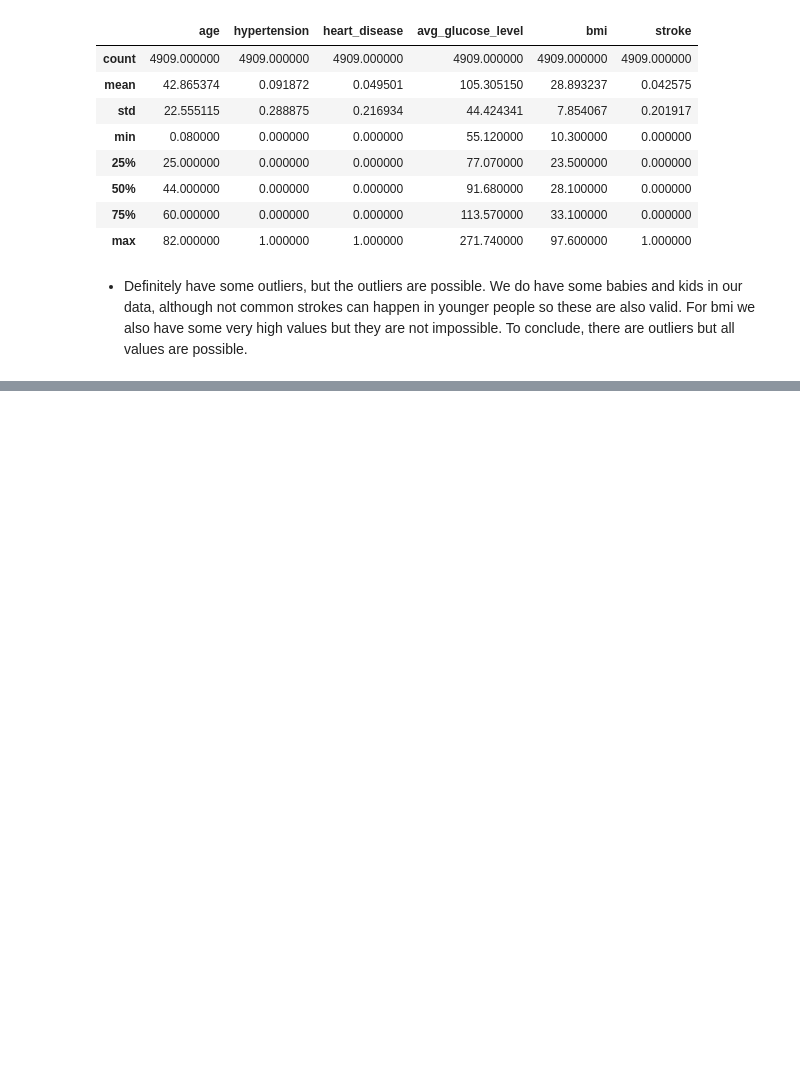
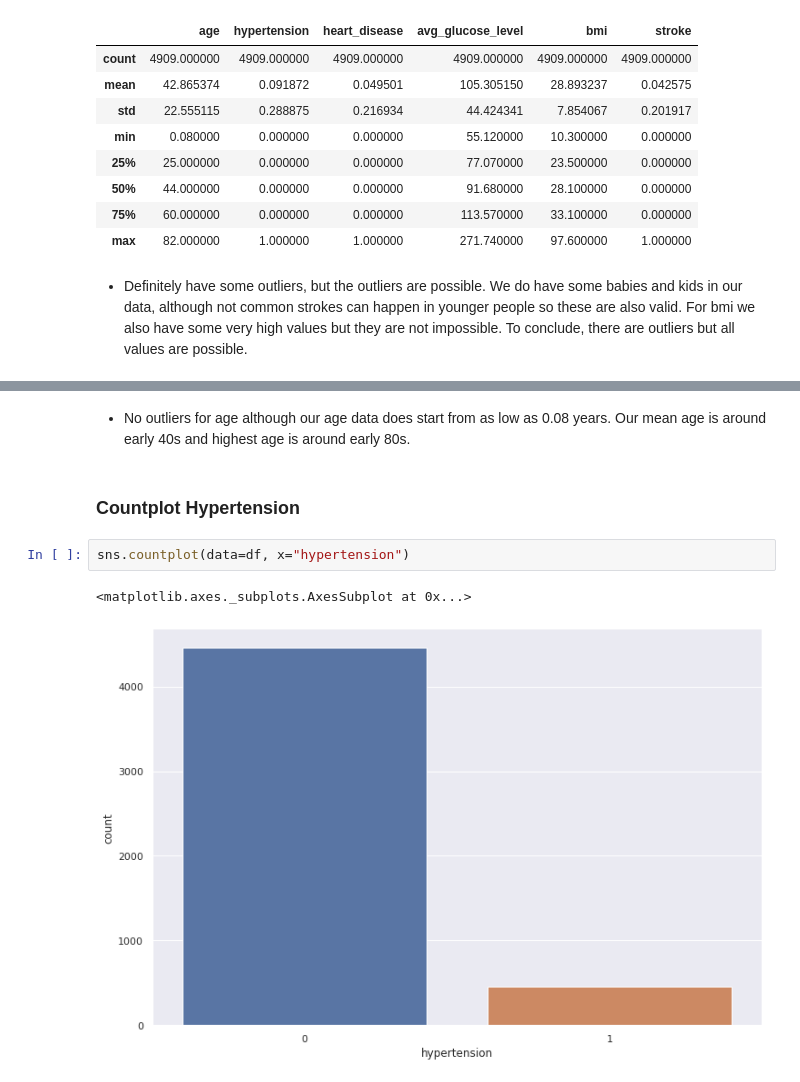
Before and after one commit to bustyAI/stroke-predictions, a Jupyter notebook: Stroke_Prediction.ipynb, the cells around one changed output, grey strips where cells are left out. Cells and saved outputs as stored; diff of their text form; blank space fills up the shorter version.

```diff
--- a/Stroke_Prediction.ipynb
+++ b/Stroke_Prediction.ipynb
@@ -184,0 +222,9 @@ df.describe()
+# %% [markdown]
+- No outliers for age although our age data does start from as low as 0.08 years. Our mean age is around early 40s and highest age is around early 80s.
+# %% [markdown]
+### Countplot Hypertension
+# %%
+sns.countplot(data=df, x="hypertension")
+# %% [output]
+<matplotlib.axes._subplots.AxesSubplot at 0x...>
+[figure, added]
```
Also changed, not shown: parts of 37 cells of this notebook.
